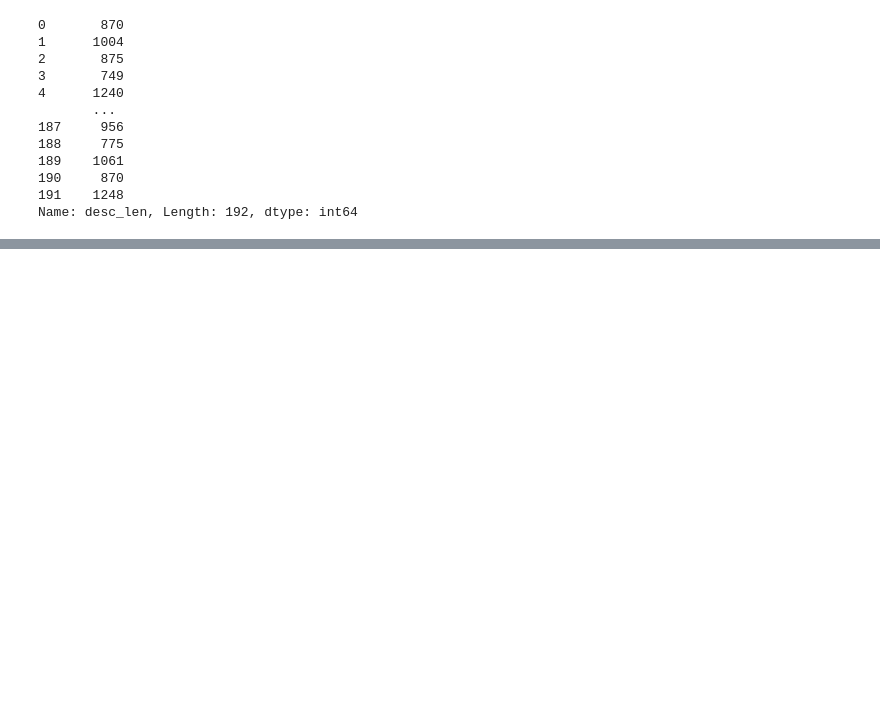
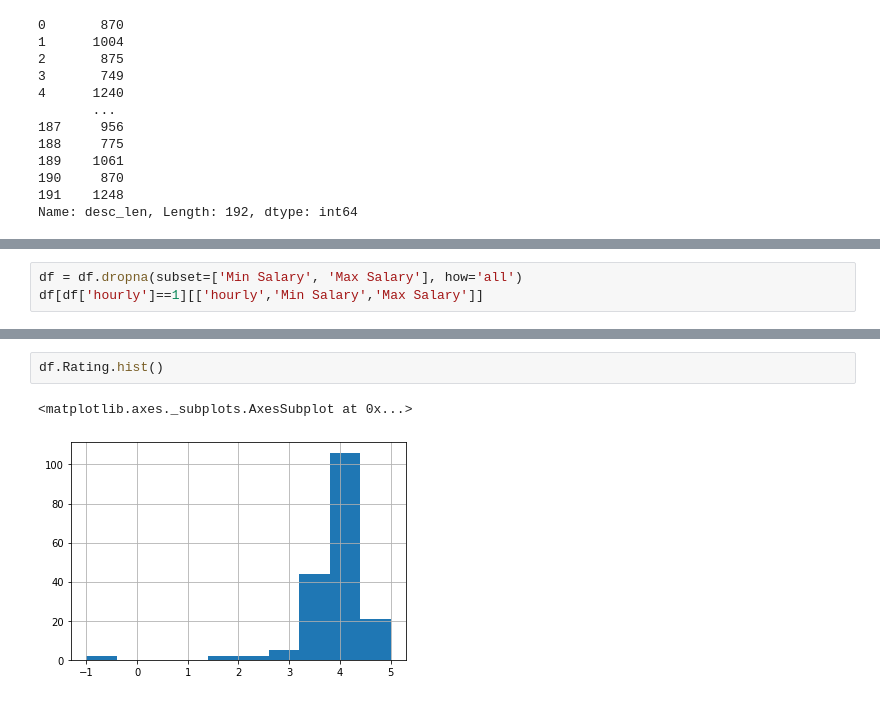
Before and after one commit to sadiaTab/WebScraping, a Jupyter notebook: ds_salary_project/data_eda.ipynb, the cells around one changed output, grey strips where cells are left out. Cells and saved outputs as stored; diff of their text form; blank space fills up the shorter version.

```diff
--- a/ds_salary_project/data_eda.ipynb
+++ b/ds_salary_project/data_eda.ipynb
@@ -98,0 +99,3 @@ df[df['hourly']==1][['hourly','Min Salary','Max Salary']]
+# %%
+df = df.dropna(subset=['Min Salary', 'Max Salary'], how='all')
+df[df['hourly']==1][['hourly','Min Salary','Max Salary']]
@@ -98,0 +127,5 @@ df[df['hourly']==1][['hourly','Min Salary','Max Salary']]
+# %%
+df.Rating.hist()
+# %% [output]
+<matplotlib.axes._subplots.AxesSubplot at 0x...>
+[figure, added]
```
Also changed, not shown: parts of 24 cells of this notebook, 2 other files.
